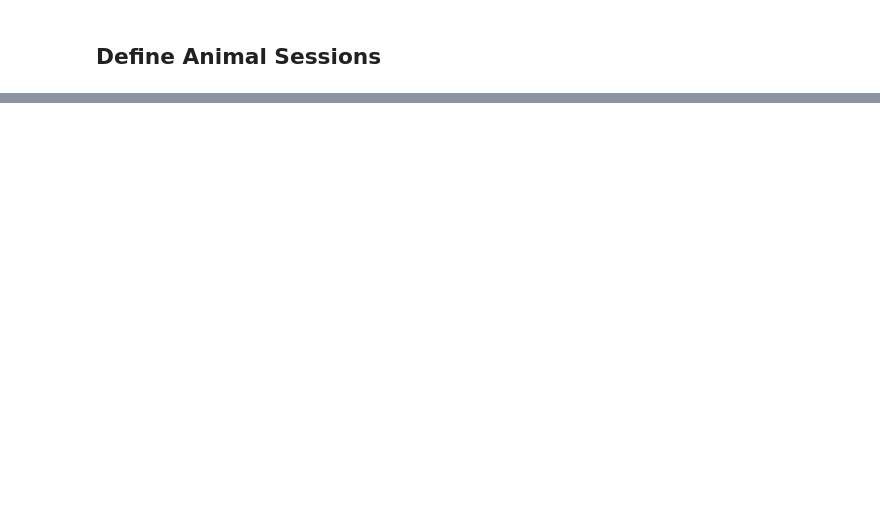
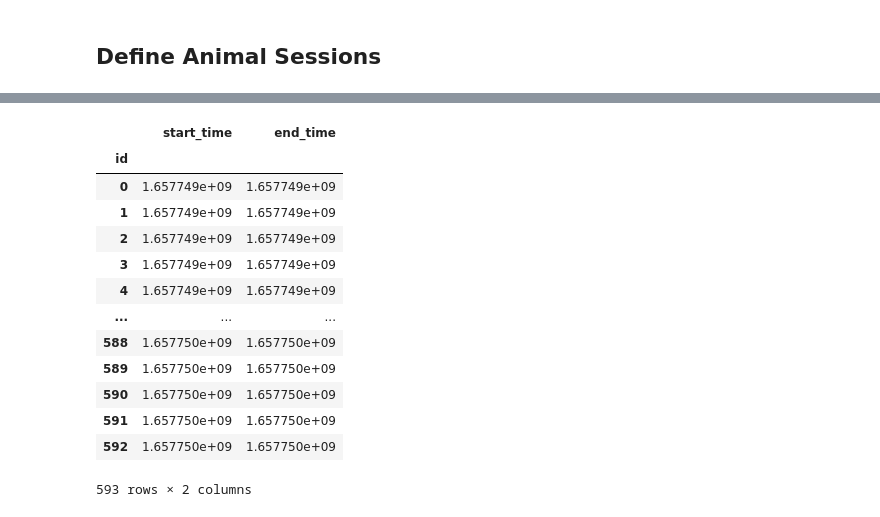
Before and after one commit to LorenFrankLab/ms_stim_analysis, a Jupyter notebook: Populators/ripple_detection_populator.ipynb, the cells around one changed output, grey strips where cells are left out. Cells and saved outputs as stored; diff of their text form; code cells hidden in the pictures; blank space fills up the shorter version.

Commit message:
Add ripple analysis

```diff
--- a/Populators/ripple_detection_populator.ipynb
+++ b/Populators/ripple_detection_populator.ipynb
@@ -171,7 +170,7 @@ for nwb_file in nwb_file_names:
     elif not os.access(analysis_path+nwb_file.split('_')[0],os.W_OK):
         print(f'No write permissions for: {nwb_file}nwb_file')
 # %%
-animal_names = ["Wallie","Winnie","Olive","Totoro","Yoshi","Dan","Bilbo","Winnie","Frodo"]
+animal_names = ["Banner","Wallie","Winnie","Olive","Totoro","Yoshi","Dan","Bilbo","Frodo"]
 nwb_file_names = []
 interval_list_names = []
 
@@ -320,0 +322,8 @@ print(missing_lfp)
+# %%
+# LFPBandV1().populate(processes=4)]
+import warnings
+from spyglass.lfp.analysis.v1.lfp_band import LFPBandV1
+warnings.filterwarnings('ignore')
+animal_names = ["Banner","Wallie","Winnie","Olive","Totoro","Yoshi","Dan","Bilbo","Frodo"]
+for animal in animal_names:
+    LFPBandV1().populate(f"nwb_file_name LIKE '{animal}%'",processes=8,display_progress=True)
@@ -320,0 +362,23 @@ print(missing_lfp)
+# %%
+key_list = []
+for animal in animal_names[:2]:
+    table = (LFPBandV1 ) & f"nwb_file_name LIKE '{animal}%'" & "filter_name='Ripple 150-250 Hz'"
+    # table.fetch1_dataframe()
+    lfp_band_key_list = table.fetch("KEY")
+    for lfp_band_key in lfp_band_key_list:
+        if sgrip.RippleTimesV1() & lfp_band_key:
+            continue
+        if lfp_band_key['target_interval_list_name'] =='test interval':
+            continue
+        # from spyglass.common import RippleLFPSelection
+        sgr.RippleLFPSelection().set_lfp_electrodes(lfp_band_key)
+        rip_sel_key = (sgrip.RippleLFPSelection & lfp_band_key).fetch1("KEY")
+        pos_key = (PositionOutput.TrodesPosV1() & {'nwb_file_name':lfp_band_key['nwb_file_name'],
+                                'interval_list_name':lfp_band_key['target_interval_list_name']}).fetch1('KEY')
+
+        key = {
+            "ripple_param_name": "default_ms",
+            **rip_sel_key,
+            "pos_merge_id": pos_key["merge_id"],
+        }
+        key_list.append(key)
@@ -320,0 +455,17 @@ print(missing_lfp)
+# %%
+(sgrip.RippleTimesV1() & key).fetch1_dataframe()
+# %% [output]
+|  | start_time | end_time |
+| id |  |  |
+| 0 | 1.657749e+09 | 1.657749e+09 |
+| 1 | 1.657749e+09 | 1.657749e+09 |
+| 2 | 1.657749e+09 | 1.657749e+09 |
+| 3 | 1.657749e+09 | 1.657749e+09 |
+| 4 | 1.657749e+09 | 1.657749e+09 |
+| ... | ... | ... |
+| 588 | 1.657750e+09 | 1.657750e+09 |
+| 589 | 1.657750e+09 | 1.657750e+09 |
+| 590 | 1.657750e+09 | 1.657750e+09 |
+| 591 | 1.657750e+09 | 1.657750e+09 |
+| 592 | 1.657750e+09 | 1.657750e+09 |
+593 rows × 2 columns
```
Also changed, not shown: parts of 14 cells of this notebook, 1 other file.
